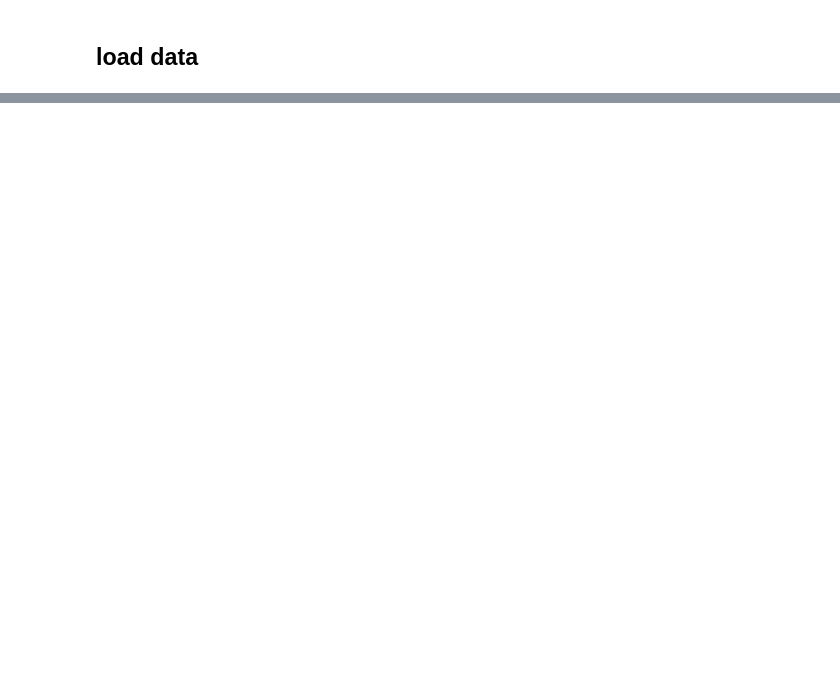
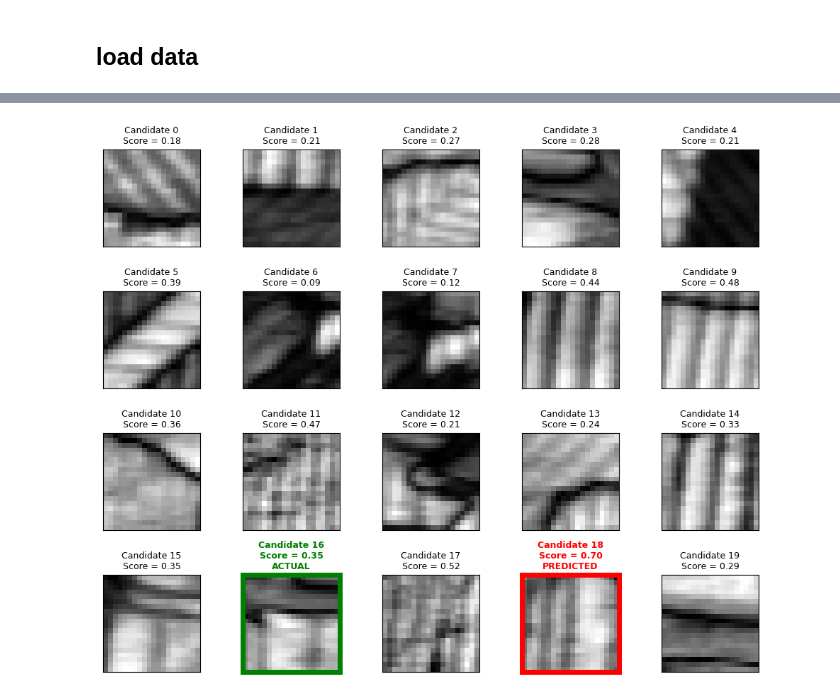
Before and after one commit to KalininGroup/athena_camm_hackathon, a Jupyter notebook: docs/day_20_10092026/llm_decision_making.ipynb, the cells around one changed output, grey strips where cells are left out. Drawn from its saved outputs; the diff is of its cells as text; code cells hidden in the pictures; blank space fills up the shorter version.

```diff
--- a/docs/day_20_10092026/llm_decision_making.ipynb
+++ b/docs/day_20_10092026/llm_decision_making.ipynb
@@ -928,0 +311,12 @@ print(f"Random baseline:     {1/N_CANDIDATES:.1%}")
+# %%
+def reward(patch):
+
+    p = patch.astype(float)
+
+    # --------------------------------------------------------
+    # YOUR HYPOTHESIS HERE
+    # --------------------------------------------------------
+
+    score = np.mean(p)   # example only — modify this
+
+    return score
@@ -928,0 +361,76 @@ print(f"Random baseline:     {1/N_CANDIDATES:.1%}")
+# %%
+fig, axes = plt.subplots(
+    4,
+    5,
+    figsize=(10, 8)
+)
+
+for i, ax in enumerate(axes.flat):
+
+    ax.imshow(
+        patches[i],
+        cmap="gray"
+    )
+
+    ax.set_title(
+        f"Candidate {i}\nScore = {scores[i]:.2f}",
+        fontsize=9
+    )
+
+    # --------------------------------------------------------
+    # Highlight selections
+    # --------------------------------------------------------
+
+    if i == actual_selected and i == predicted_selected:
+
+        for spine in ax.spines.values():
+            spine.set_edgecolor("blue")
+            spine.set_linewidth(5)
+
+        ax.set_title(
+            f"Candidate {i}\n"
+            f"Score = {scores[i]:.2f}\n"
+            f"ACTUAL + PREDICTED",
+            fontsize=9,
+            color="blue",
+            weight="bold"
+        )
+
+    elif i == actual_selected:
+
+        for spine in ax.spines.values():
+            spine.set_edgecolor("green")
+            spine.set_linewidth(5)
+
+        ax.set_title(
+            f"Candidate {i}\n"
+            f"Score = {scores[i]:.2f}\n"
+            f"ACTUAL",
+            fontsize=9,
+            color="green",
+            weight="bold"
+        )
+
+    elif i == predicted_selected:
+
+        for spine in ax.spines.values():
+            spine.set_edgecolor("red")
+            spine.set_linewidth(5)
+
+        ax.set_title(
+            f"Candidate {i}\n"
+            f"Score = {scores[i]:.2f}\n"
+            f"PREDICTED",
+            fontsize=9,
+            color="red",
+            weight="bold"
+        )
+
+    ax.set_xticks([])
+    ax.set_yticks([])
+
+
+plt.tight_layout()
+plt.show()
+# %% [output]
+[figure, added]
```
Also changed, not shown: parts of 90 cells of this notebook.
